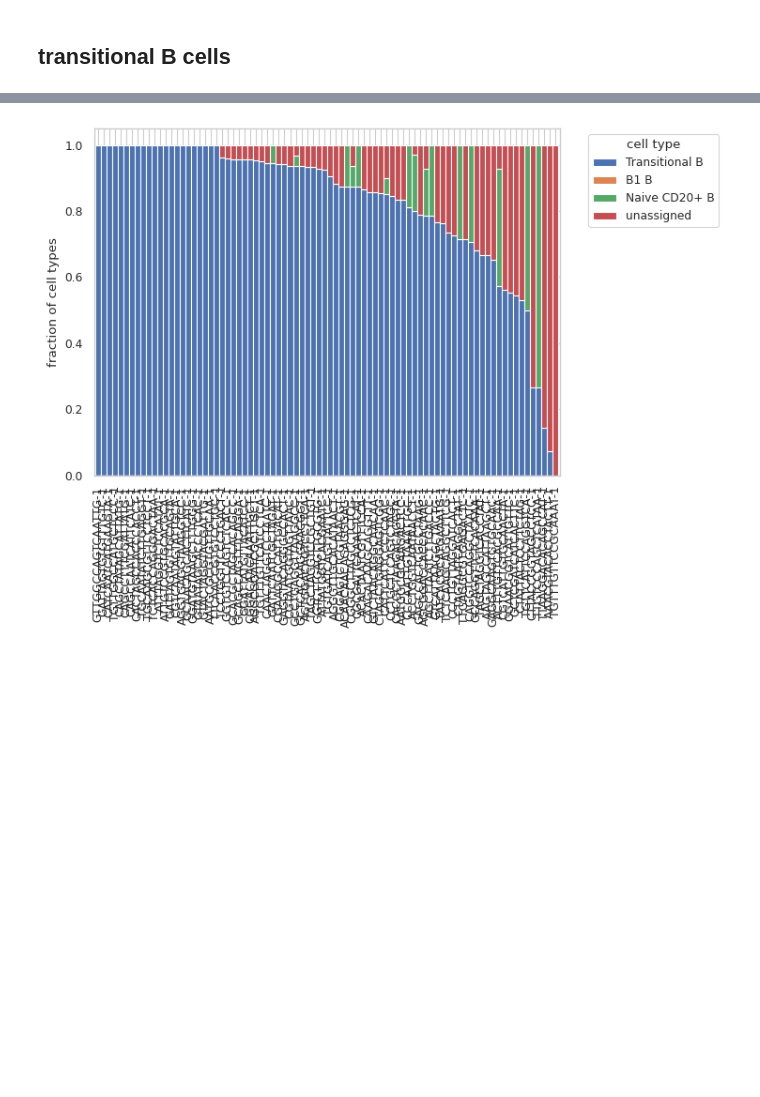
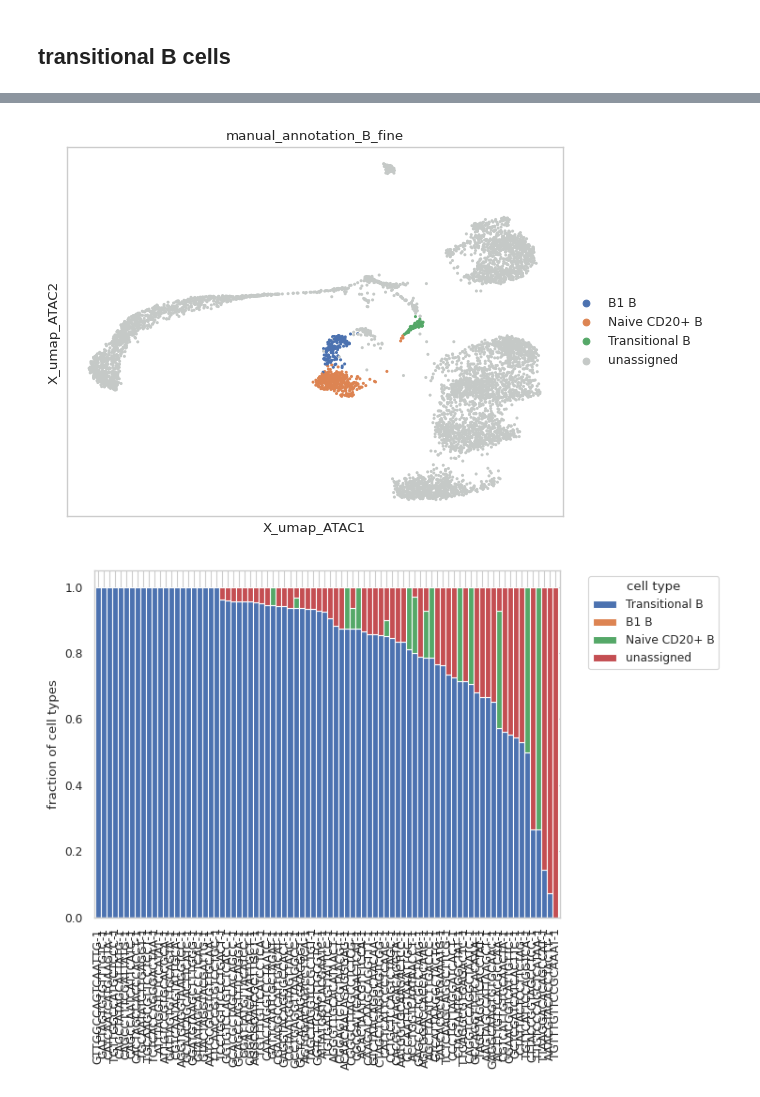
Before and after one commit to czbiohub-sf/celltype_annotation_tutorial, a Jupyter notebook: notebooks/Fig4S1_RNA_ATAC_celltype_distances.ipynb, the cells around one changed output, grey strips where cells are left out. Cells and saved outputs as stored; diff of their text form; code cells hidden in the pictures; blank space fills up the shorter version.

```diff
--- a/notebooks/Fig4S1_RNA_ATAC_celltype_distances.ipynb
+++ b/notebooks/Fig4S1_RNA_ATAC_celltype_distances.ipynb
@@ -826,0 +835,4 @@ sc.pl.embedding(adata, basis = "X_umap_WNN_seurat", color="manual_annotation_B_f
+# %%
+sc.pl.embedding(adata, basis = "X_umap_ATAC", color="manual_annotation_B_fine",
+                save="_manual_annotation_B_subtypes.pdf")
+# %% [output]
@@ -827,3 +840,4 @@ sc.pl.embedding(adata, basis = "X_umap_WNN_seurat", color="manual_annotation_B_f
+[figure, added]
 # %%
 # Target cell type (the cell type that we're interested in knowing how "pure" its neighbors are)
 cell_type_interest = "Transitional B"
```
Also changed, not shown: parts of 4 cells of this notebook, 1 other file.
